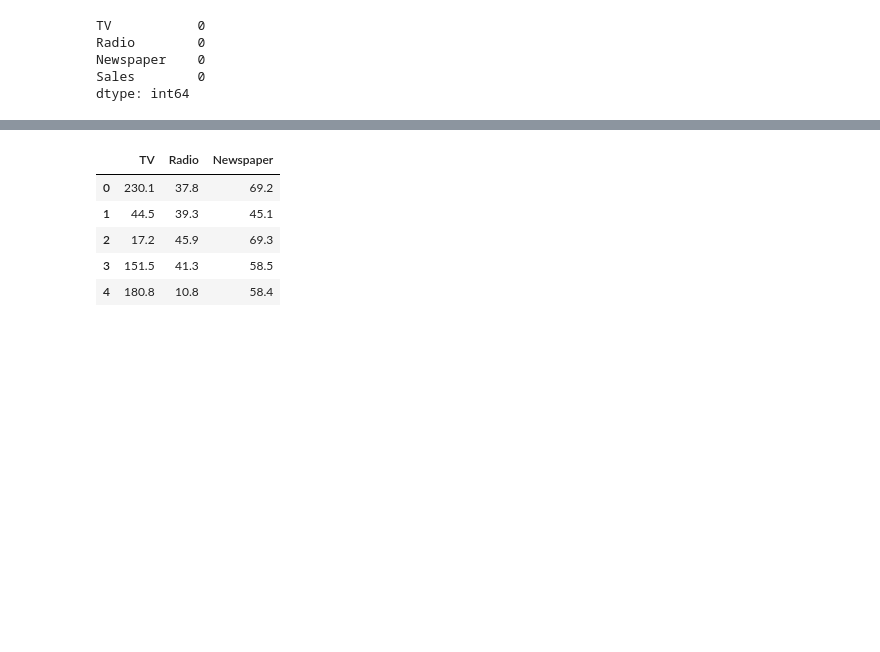
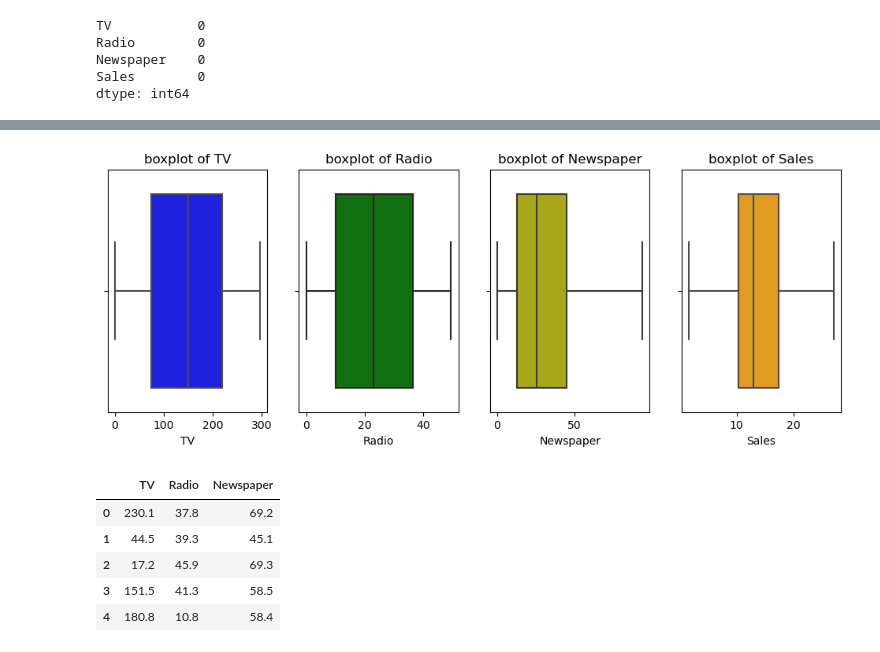
Before and after one commit to nmkhan9/Test_LR, a Jupyter notebook: Test_LR1.ipynb, the cells around one changed output, grey strips where cells are left out. Drawn from its saved outputs; the diff is of its cells as text; code cells hidden in the pictures; blank space fills up the shorter version.

```diff
--- a/Test_LR1.ipynb
+++ b/Test_LR1.ipynb
@@ -38,0 +56,10 @@ dtype: int64
+# %%
+def outlier(df,column):
+    Q1=df[column].quantile(0.25)
+    Q3=df[column].quantile(0.75)
+    IQR=Q3-Q1
+    min_out=Q1-1.5*IQR
+    max_out=Q3+1.5*IQR
+    df.loc[ df[column] < min_out, column] = min_out
+    df.loc[ df[column] > max_out, column] = max_out
+    return df
@@ -39,3 +72,21 @@ dtype: int64
+# %%
+for i in df.columns:
+    df=outlier(df,i)
+# %%
+fig,axes=plt.subplots(1,4,figsize=(12,4))
+colors=['b','g','y','orange']
+for i,(column,color) in enumerate (zip(df.columns,colors)) :
+    sns.boxplot(
+        data=df,
+        x=column,
+        ax=axes[i],
+        color=color
+    )
+    axes[i].set_title(f'boxplot of {column}')
+plt.tight_layout
+plt.show()
+# %% [output]
+[figure, added]
 # %%
 X=df[['TV','Radio','Newspaper']]
 y=df[['Sales']]
```
Also changed, not shown: parts of 13 cells of this notebook.
